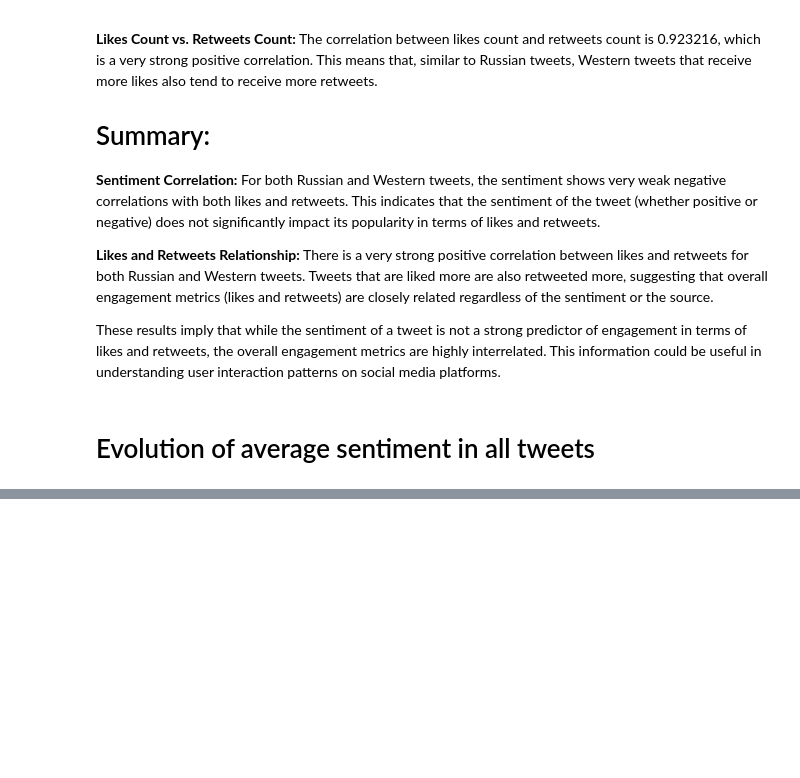
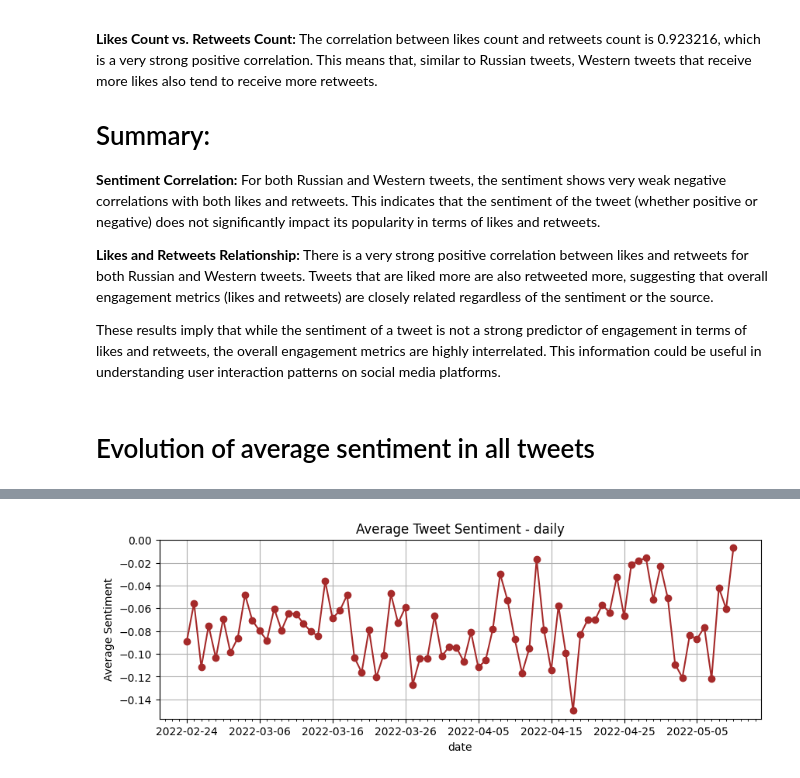
Before and after one commit to itslarisschen/NLP_Final_Exam, a Jupyter notebook: sentiment_analysis.ipynb, the cells around one changed output, grey strips where cells are left out. Drawn from its saved outputs; the diff is of its cells as text; code cells hidden in the pictures; blank space fills up the shorter version.

```diff
--- a/sentiment_analysis.ipynb
+++ b/sentiment_analysis.ipynb
@@ -195,16 +174,13 @@ These results imply that while the sentiment of a tweet is not a strong predicto
 # %% [markdown]
 # Evolution of average sentiment in all tweets
 # %%
-# Group by month and calculate the average sentiment for each month
-average_sentiment_by_month = merged_df.groupby('date')['sentiment'].mean()
-print(average_sentiment_by_month)
-
-# Create a line plot to visualize the average sentiment over dates
-plt.figure(figsize=(5, 3))
-average_sentiment_by_month.plot(kind='line', marker='o', color='b')
-plt.title('Average Sentiment')
-plt.xlabel('date')
-plt.ylabel('Average Sentiment')
-plt.xticks(range(2, 6), ['February', 'March', 'April', 'May'])  # Assuming 2 represents February and 5 represents May
-plt.grid(True)
-plt.show()
+# Define a function that creates a line plot to visualize the average sentiment over some dates
+def plot_sentiment_change(data, title, color):
+    plt.figure(figsize=(10, 3))
+    data.plot(kind='line', marker='o', color=color)
+    plt.title(title)
+    plt.xlabel('date')
+    plt.ylabel('Average Sentiment')
+    plt.gca().xaxis.set_minor_locator(mdates.DayLocator(interval=1))
+    plt.grid(True)
+    plt.show()
@@ -268,0 +187,8 @@ Name: sentiment, dtype: float64
+# %%
+# Group by month and calculate the average sentiment for each month
+average_sentiment = merged_df.groupby('date')['sentiment'].mean()
+# print(average_sentiment)
+# Visualise graph
+plot_sentiment_change(average_sentiment, "Average Tweet Sentiment - daily", "brown")
+# %% [output]
+[figure, added]
```
Also changed, not shown: parts of 14 cells of this notebook.
